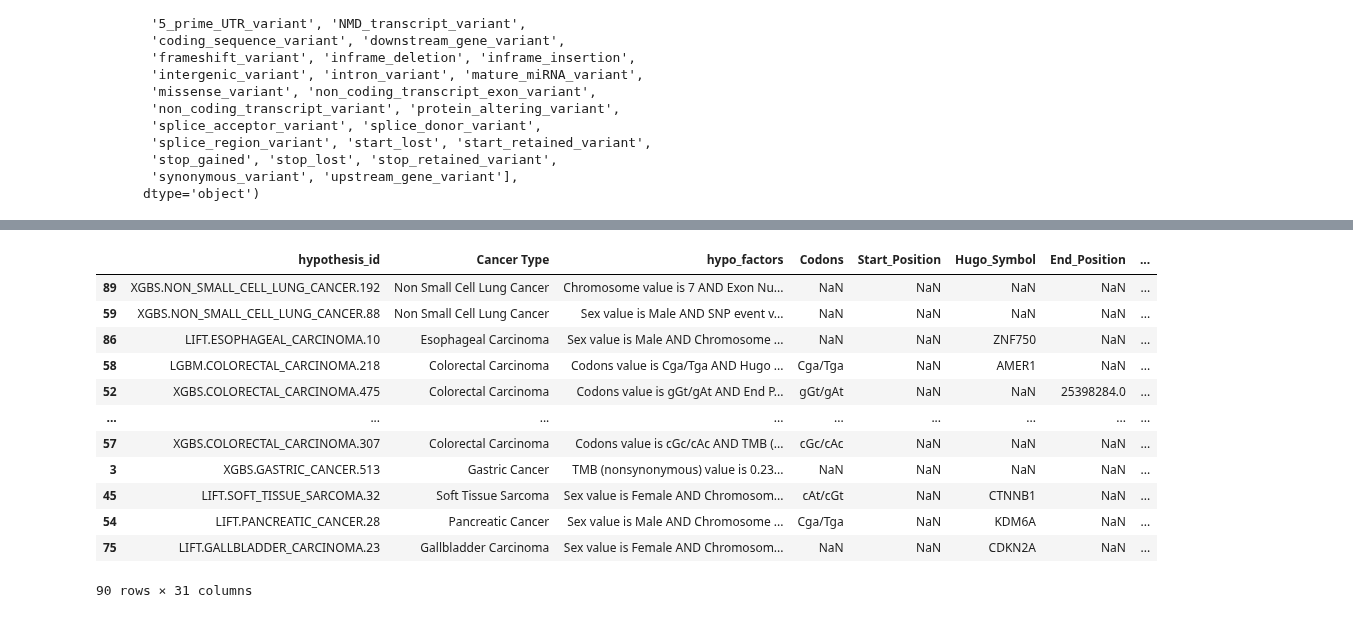
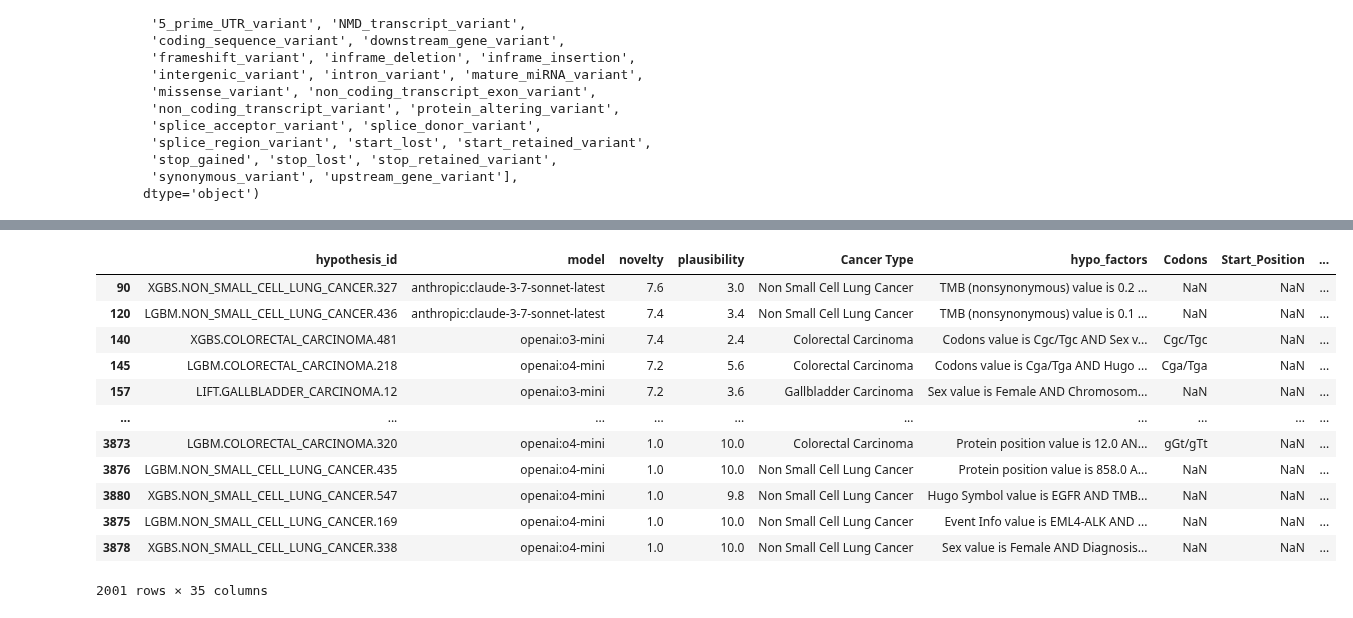
Before and after one commit to Taneun/OncoHypothesis-LLM-Ranker, a Jupyter notebook: pan_cancer/llm_results_analysis.ipynb, the cells around one changed output, grey strips where cells are left out. Drawn from its saved outputs; the diff is of its cells as text; code cells hidden in the pictures.

```diff
--- a/pan_cancer/llm_results_analysis.ipynb
+++ b/pan_cancer/llm_results_analysis.ipynb
@@ -368,4 +325,4 @@ df_michal
 # %%
-df = df[["hypothesis_id", "model", "novelty_norm", "plausibility_norm"]]
-df_michal = df_michal[["hypothesis_id", "hypo_factors", "cancer_type", "novelty_norm_michal", "plausibility_norm_michal", "comments"]]
-df_combined = (pd.merge(df, df_michal, on='hypothesis_id', how='inner'))
+# df = df[["hypothesis_id", "model", "novelty_norm", "plausibility_norm"]]
+# df_michal = df_michal[["hypothesis_id", "hypo_factors", "cancer_type", "novelty_norm_michal", "plausibility_norm_michal"]]
+# df_combined = (pd.merge(df, df_michal, on='hypothesis_id', how='inner'))
@@ -419,8 +357,6 @@ Index(['PATIENT_ID', 'Cancer Type', 'Cancer Type Detailed', 'Tumor Stage',
        'synonymous_variant', 'upstream_gene_variant'],
       dtype='object')
 # %%
-import pandas as pd
-
 # Mapping from df_michal to full_data column names
 rename_dict = {
     'cancer_type': 'Cancer Type',
@@ -448,7 +384,7 @@ rename_dict = {
 }
 
 # Rename columns in df_michal
+df_michal = df.copy()
 df_michal_renamed = df_michal.rename(columns=rename_dict)
-df_michal_renamed = df_michal_renamed.drop('_tmpkey', axis=1)
-df_michal_renamed.columns
+df_michal_renamed
 # %% [output]
@@ -494,5 +434,6 @@ Common columns: ['upstream_gene_variant', 'Codons', 'End_Position', 'Variant_Typ
 # %%
+result.drop_duplicates(inplace=True)
 result
 # result.drop_duplicates(inplace=True)
-counts = result.groupby('hypothesis_id')['PATIENT_ID'].nunique()
+# counts = result.groupby('hypothesis_id')['PATIENT_ID'].nunique()
 # counts
@@ -504,4 +459,5 @@ patient_counts.rename(columns={'PATIENT_ID': 'unique_patient_count'}, inplace=Tr
 # Merge into df_michal_renamed
 df_michal_renamed = df_michal_renamed.merge(patient_counts, on='hypothesis_id', how='left')
 # %%
-df_michal_renamed.sort_values(by=['unique_patient_count', "novelty", "plausibility"], ascending=[False, False, False], inplace=True)
+df_michal_renamed.sort_values(by=["novelty", 'unique_patient_count', "plausibility"], ascending=[False, False, False], inplace=True)
+df_michal_renamed
@@ -508,16 +478,17 @@ df_michal_renamed.sort_values(by=['unique_patient_count', "novelty", "plausibili
 # %%
-df_michal_renamed
+dd = df_michal_renamed[df_michal_renamed["unique_patient_count"] > 3]
+dd
 # %% [output]
-|  | hypothesis_id | Cancer Type | hypo_factors | Codons | Start_Position | Hugo_Symbol | End_Position | ... |
-| 89 | XGBS.NON_SMALL_CELL_LUNG_CANCER.192 | Non Small Cell Lung Cancer | Chromosome value is 7 AND Exon Nu... | NaN | NaN | NaN | NaN | ... |
-| 59 | XGBS.NON_SMALL_CELL_LUNG_CANCER.88 | Non Small Cell Lung Cancer | Sex value is Male AND SNP event v... | NaN | NaN | NaN | NaN | ... |
-| 86 | LIFT.ESOPHAGEAL_CARCINOMA.10 | Esophageal Carcinoma | Sex value is Male AND Chromosome ... | NaN | NaN | ZNF750 | NaN | ... |
-| 58 | LGBM.COLORECTAL_CARCINOMA.218 | Colorectal Carcinoma | Codons value is Cga/Tga AND Hugo ... | Cga/Tga | NaN | AMER1 | NaN | ... |
-| 52 | XGBS.COLORECTAL_CARCINOMA.475 | Colorectal Carcinoma | Codons value is gGt/gAt AND End P... | gGt/gAt | NaN | NaN | 25398284.0 | ... |
-| ... | ... | ... | ... | ... | ... | ... | ... | ... |
-| 57 | XGBS.COLORECTAL_CARCINOMA.307 | Colorectal Carcinoma | Codons value is cGc/cAc AND TMB (... | cGc/cAc | NaN | NaN | NaN | ... |
-| 3 | XGBS.GASTRIC_CANCER.513 | Gastric Cancer | TMB (nonsynonymous) value is 0.23... | NaN | NaN | NaN | NaN | ... |
-| 45 | LIFT.SOFT_TISSUE_SARCOMA.32 | Soft Tissue Sarcoma | Sex value is Female AND Chromosom... | cAt/cGt | NaN | CTNNB1 | NaN | ... |
-| 54 | LIFT.PANCREATIC_CANCER.28 | Pancreatic Cancer | Sex value is Male AND Chromosome ... | Cga/Tga | NaN | KDM6A | NaN | ... |
-| 75 | LIFT.GALLBLADDER_CARCINOMA.23 | Gallbladder Carcinoma | Sex value is Female AND Chromosom... | NaN | NaN | CDKN2A | NaN | ... |
+|  | hypothesis_id | model | novelty | plausibility | Cancer Type | hypo_factors | Codons | Start_Position | ... |
+| 90 | XGBS.NON_SMALL_CELL_LUNG_CANCER.327 | anthropic:claude-3-7-sonnet-latest | 7.6 | 3.0 | Non Small Cell Lung Cancer | TMB (nonsynonymous) value is 0.2 ... | NaN | NaN | ... |
+| 120 | LGBM.NON_SMALL_CELL_LUNG_CANCER.436 | anthropic:claude-3-7-sonnet-latest | 7.4 | 3.4 | Non Small Cell Lung Cancer | TMB (nonsynonymous) value is 0.1 ... | NaN | NaN | ... |
+| 140 | XGBS.COLORECTAL_CARCINOMA.481 | openai:o3-mini | 7.4 | 2.4 | Colorectal Carcinoma | Codons value is Cgc/Tgc AND Sex v... | Cgc/Tgc | NaN | ... |
+| 145 | LGBM.COLORECTAL_CARCINOMA.218 | openai:o4-mini | 7.2 | 5.6 | Colorectal Carcinoma | Codons value is Cga/Tga AND Hugo ... | Cga/Tga | NaN | ... |
+| 157 | LIFT.GALLBLADDER_CARCINOMA.12 | openai:o3-mini | 7.2 | 3.6 | Gallbladder Carcinoma | Sex value is Female AND Chromosom... | NaN | NaN | ... |
+| ... | ... | ... | ... | ... | ... | ... | ... | ... | ... |
+| 3873 | LGBM.COLORECTAL_CARCINOMA.320 | openai:o4-mini | 1.0 | 10.0 | Colorectal Carcinoma | Protein position value is 12.0 AN... | gGt/gTt | NaN | ... |
+| 3876 | LGBM.NON_SMALL_CELL_LUNG_CANCER.435 | openai:o4-mini | 1.0 | 10.0 | Non Small Cell Lung Cancer | Protein position value is 858.0 A... | NaN | NaN | ... |
+| 3880 | XGBS.NON_SMALL_CELL_LUNG_CANCER.547 | openai:o4-mini | 1.0 | 9.8 | Non Small Cell Lung Cancer | Hugo Symbol value is EGFR AND TMB... | NaN | NaN | ... |
+| 3875 | LGBM.NON_SMALL_CELL_LUNG_CANCER.169 | openai:o4-mini | 1.0 | 10.0 | Non Small Cell Lung Cancer | Event Info value is EML4-ALK AND ... | NaN | NaN | ... |
+| 3878 | XGBS.NON_SMALL_CELL_LUNG_CANCER.338 | openai:o4-mini | 1.0 | 10.0 | Non Small Cell Lung Cancer | Sex value is Female AND Diagnosis... | NaN | NaN | ... |
-90 rows × 31 columns
+2001 rows × 35 columns
```
Also changed, not shown: parts of 26 cells of this notebook, 3 other files.
